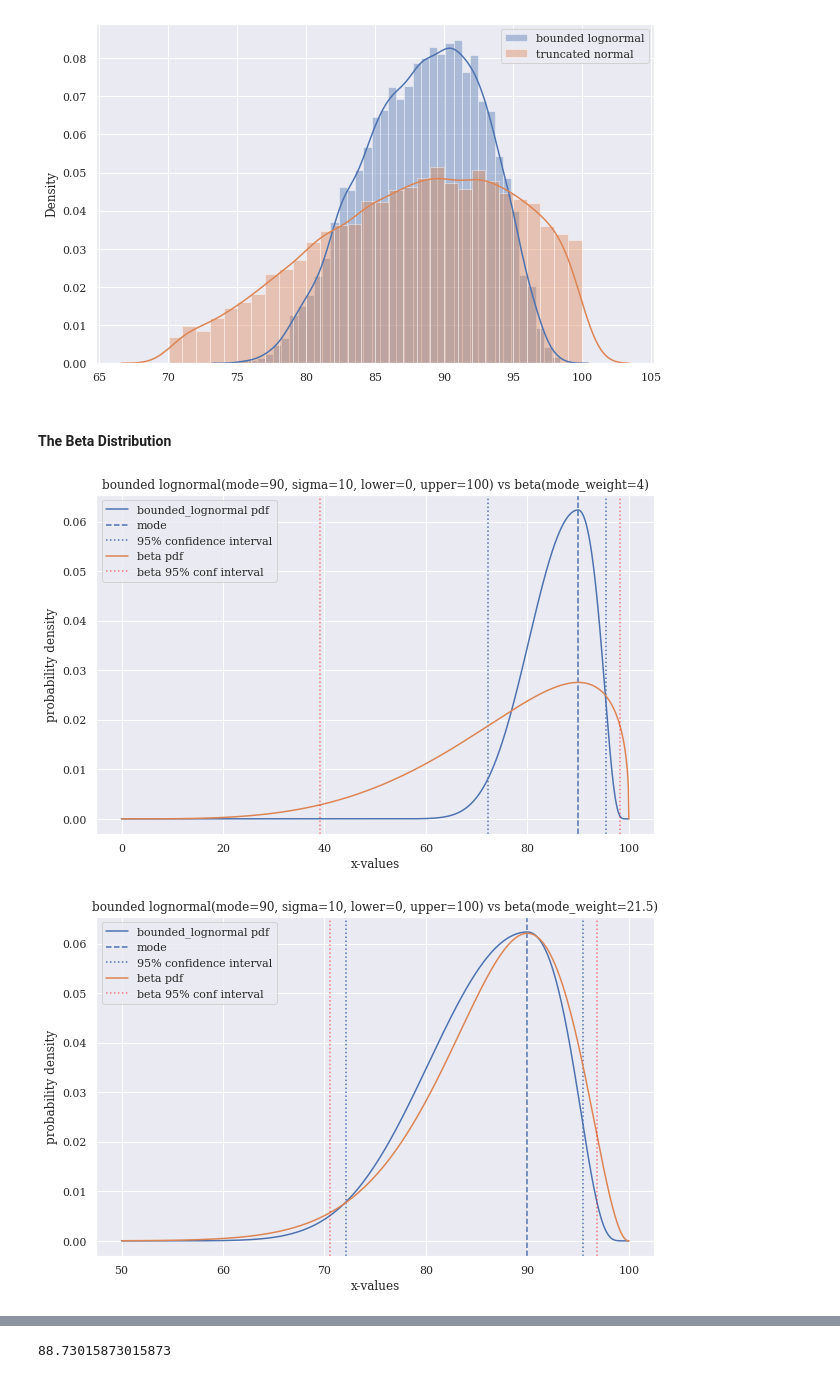
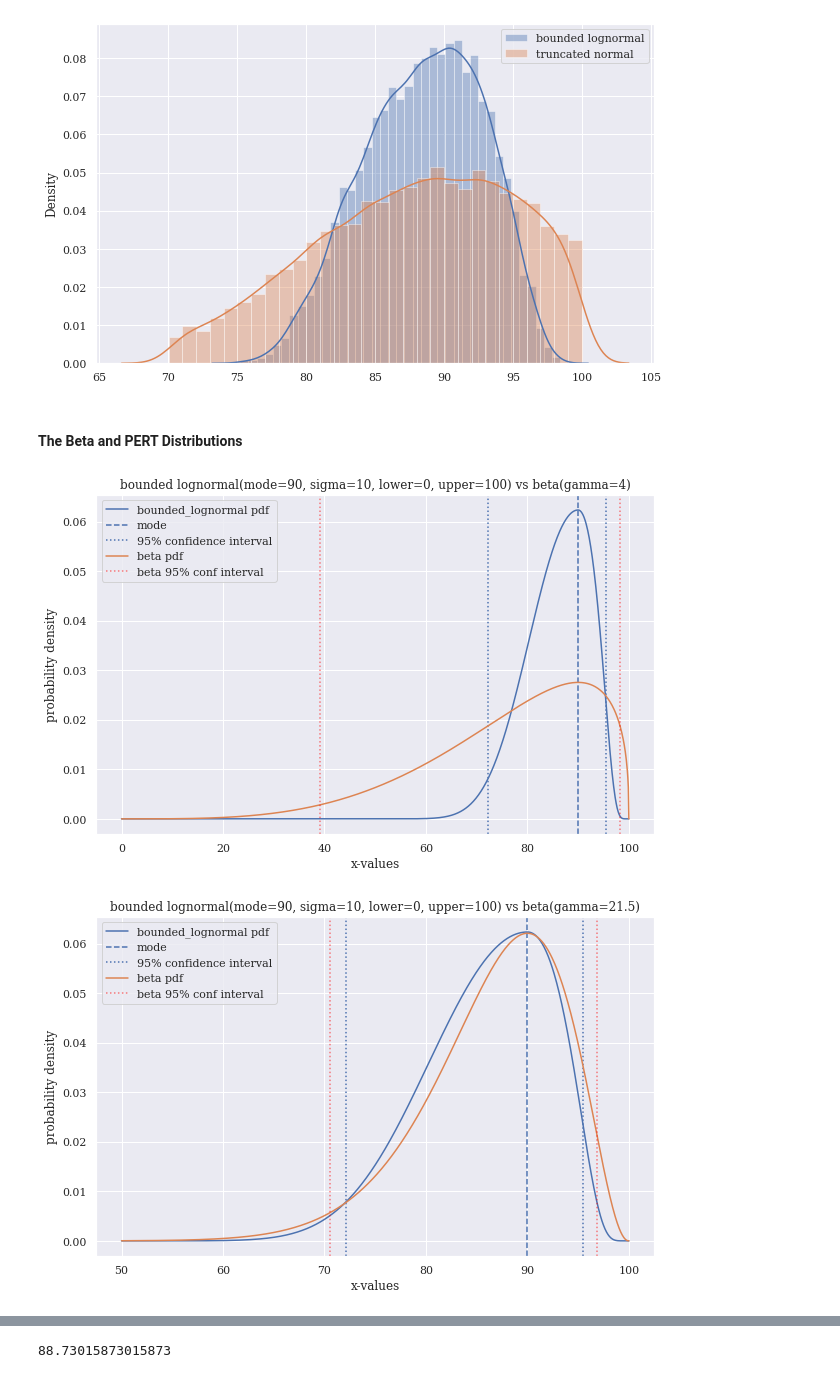
Before and after one commit to tedteske/bounded_lognorm, a Jupyter notebook: bounded_lognorm.ipynb, the cells around one changed output, grey strips where cells are left out. Cells and saved outputs as stored; diff of their text form; code cells hidden in the pictures.

```diff
--- a/bounded_lognorm.ipynb
+++ b/bounded_lognorm.ipynb
@@ -1964,11 +1964,10 @@ plt.show()
 # %% [output]
 [figure]
 # %% [markdown]
-#### The Beta Distribution
+#### The Beta and PERT Distributions
 # %%
 def compare_to_beta(mode, sigma, lower, upper,
-                    mode_weight=4,
-                    xmin=None, xmax=None):
+                    gamma=4, xmin=None, xmax=None):
     """
     Plots the bounded_lognorm.pdf against the beta.pdf, matching mode, lower,
     and upper. See bounded_lognorm.pdf for a description of parameters mode,
@@ -1976,8 +1975,8 @@ def compare_to_beta(mode, sigma, lower, upper,
 
     Parameters
     ----------
-    mode_weight : float
-        weight of mode in mean calculation (default is 4, for PERT[1])
+    gamma : float
+        weight of mode in mean calculation (default is 4 for PERT[1])
     xmin, xmax : float, float
         range of x-values to plot
 
@@ -1999,8 +1998,8 @@ def compare_to_beta(mode, sigma, lower, upper,
 
     loc, scale = lower, upper - lower
     standardized_mode = (mode - loc) / scale
-    a = 1 + mode_weight * standardized_mode
-    b = 1 + mode_weight * (1 - standardized_mode)
+    a = 1 + gamma * standardized_mode
+    b = 1 + gamma * (1 - standardized_mode)
     y = beta.pdf(x, a, b, loc=loc, scale=scale)
     sns.lineplot(x, y, label='beta pdf')
     interval2 = beta.interval(0.95, a, b, loc=loc, scale=scale)
@@ -2012,7 +2011,7 @@ def compare_to_beta(mode, sigma, lower, upper,
             ', sigma=' + str(sigma) +
             ', lower=' + str(lower) +
             ', upper=' + str(upper) +
-            ') vs beta(mode_weight=' + str(mode_weight) + ')')
+            ') vs beta(gamma=' + str(gamma) + ')')
     plt.xlabel("x-values")
     plt.ylabel("probability density")
     plt.title(title)
@@ -2021,9 +2020,9 @@ def compare_to_beta(mode, sigma, lower, upper,
 # %%
 compare_to_beta(90, 10, 0, 100)
 # %% [output]
-[figure, old version]
+[figure, new version]
 # %%
-compare_to_beta(90, 10, 0, 100, mode_weight=21.5, xmin=50)
+compare_to_beta(90, 10, 0, 100, gamma=21.5, xmin=50)
 # %% [output]
-[figure, old version]
+[figure, new version]
 # %%
```
Also changed, not shown: parts of 3 cells of this notebook.
